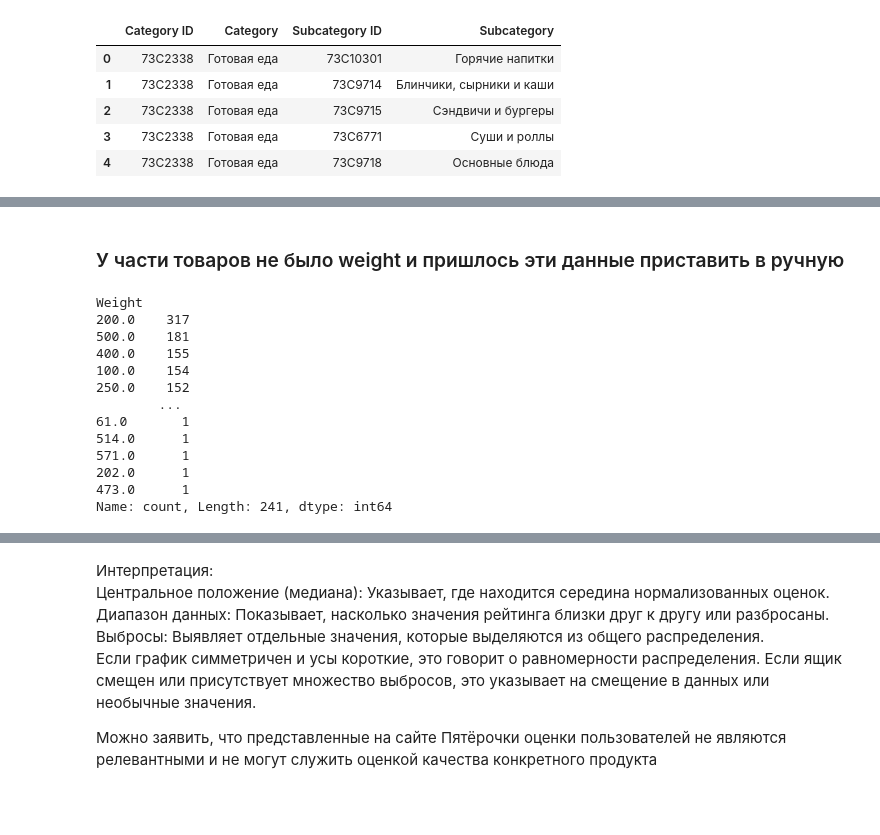
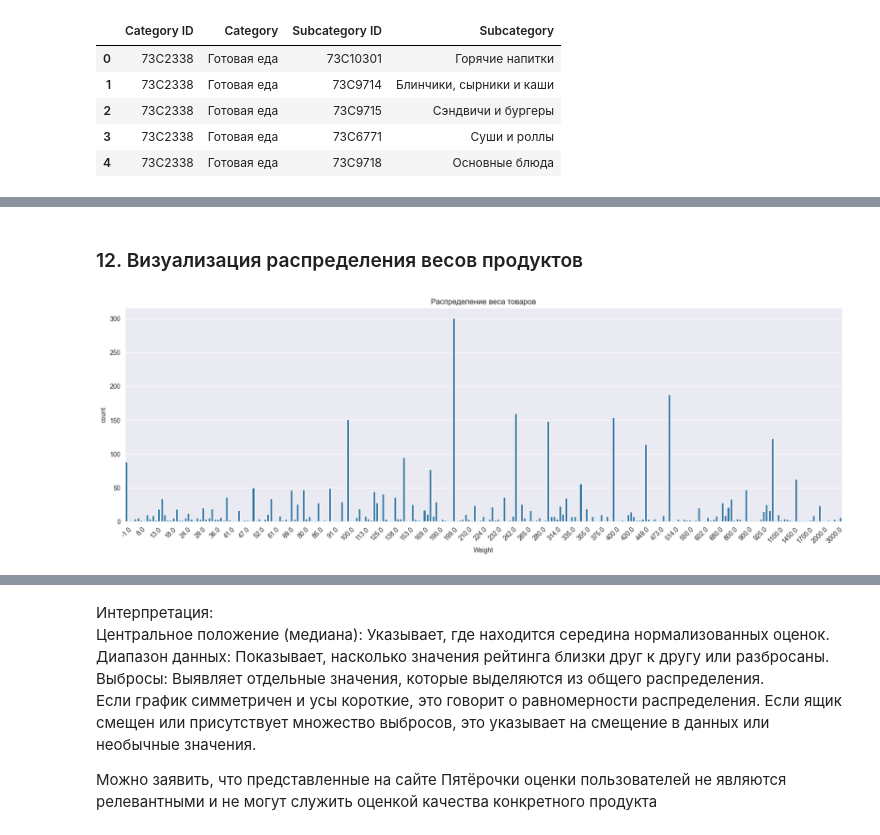
Before and after one commit to GEORG-G-A/HW_GURJEV, a Jupyter notebook: EDA.ipynb, the cells around one changed output, grey strips where cells are left out. Saved outputs shown, nothing was run; the diff lists cells and outputs as text; code cells hidden in the pictures; blank space fills up the shorter version.

```diff
--- a/EDA.ipynb
+++ b/EDA.ipynb
@@ -144,18 +172,16 @@ processed_products.describe()
-# %% [markdown]
-### У части товаров не было weight и пришлось эти данные приставить в ручную
-# %%
-processed_products.Weight.value_counts()
-# %% [output]
-Weight
-200.0    317
-500.0    181
-400.0    155
-100.0    154
-250.0    152
-        ...
-61.0       1
-514.0      1
-571.0      1
-202.0      1
-473.0      1
-Name: count, Length: 241, dtype: int64
+# %% [markdown]
+### 12. Визуализация распределения весов продуктов
+# %%
+# Построим график распределения по весам для анализа
+plt.figure(figsize=(20, 6))
+sns.countplot(x='Weight', data=processed_products)
+plt.title('Распределение веса товаров')
+
+# Задаем интервал для меток по оси X, чтобы они не перекрывались
+ticks = plt.gca().get_xticks()  # Получаем текущие метки по оси X
+step = 5  # Шаг меток
+plt.xticks(ticks[::step], rotation=45)  # Показываем метки через определенный шаг
+
+plt.show()
+# %% [output]
+[figure, added]
```
Also changed, not shown: parts of 39 cells of this notebook, 15 other files.
